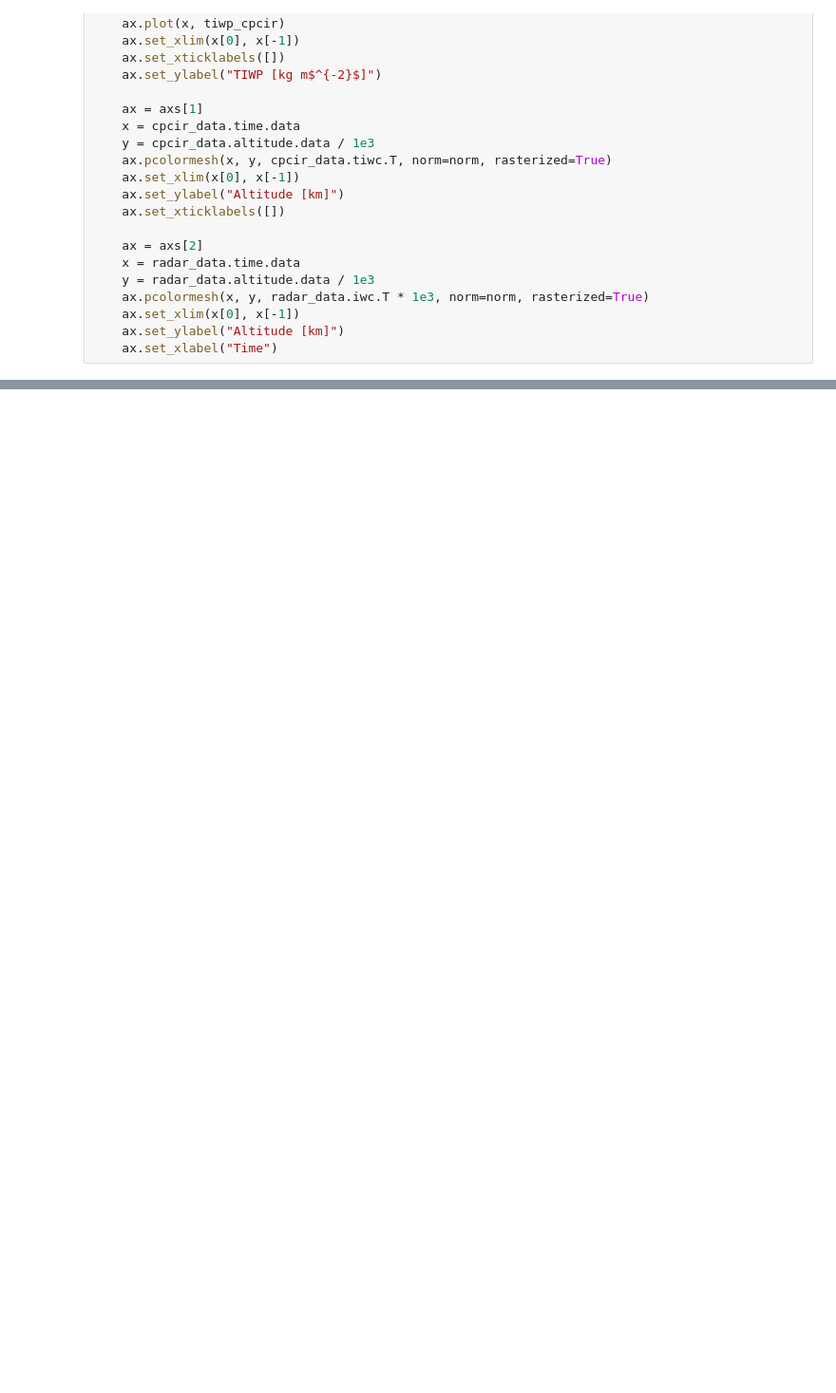
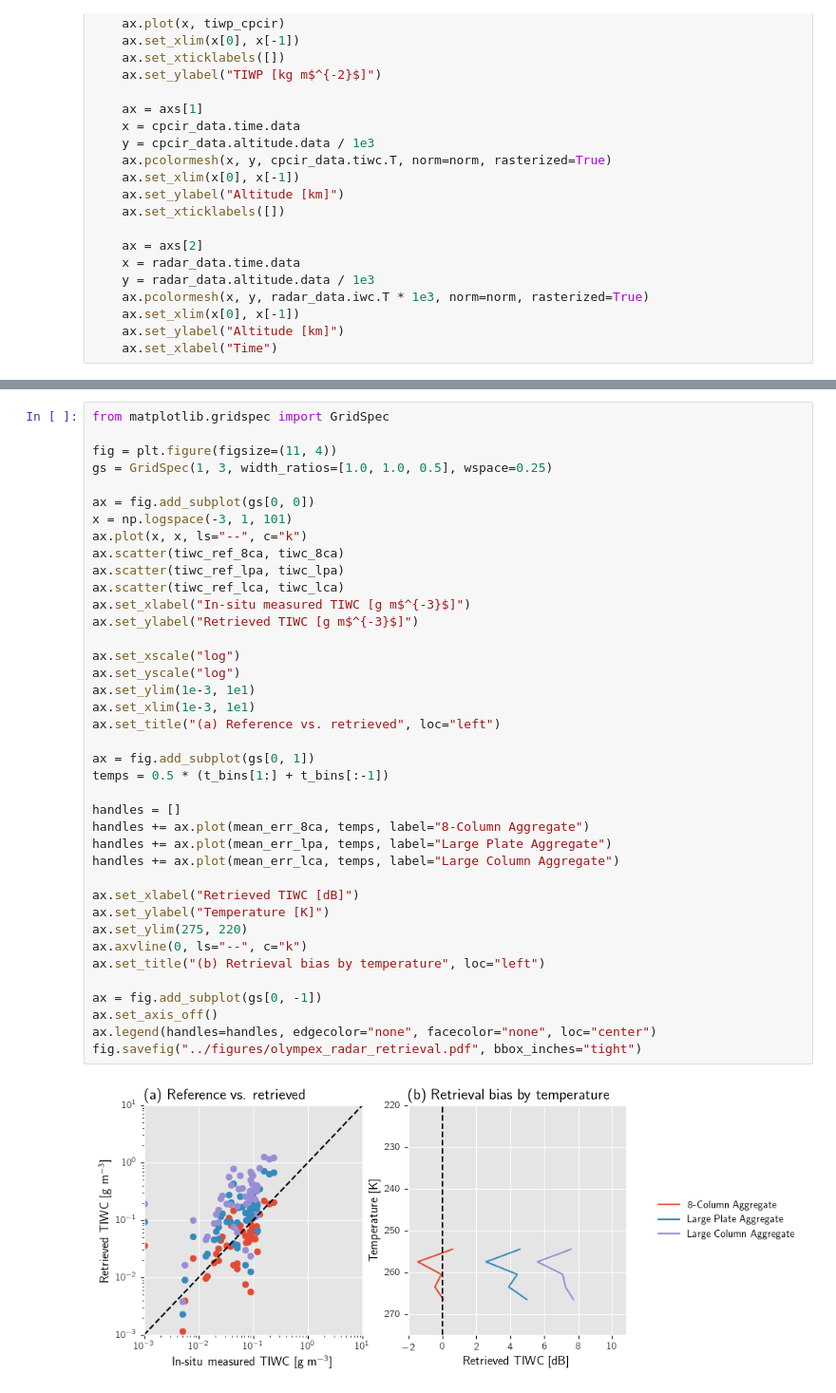
Before and after one commit to SEE-GEO/ccic, a Jupyter notebook: notebooks/validation_olympex.ipynb, the cells around one changed output, grey strips where cells are left out. Shown at 95% size. Drawn from its saved outputs; the diff is of its cells as text; blank space fills up the shorter version.

```diff
--- a/notebooks/validation_olympex.ipynb
+++ b/notebooks/validation_olympex.ipynb
@@ -1266,0 +1162,41 @@ def plot_overview(radar_data, cpcir_data):
+# %%
+from matplotlib.gridspec import GridSpec
+
+fig = plt.figure(figsize=(11, 4))
+gs = GridSpec(1, 3, width_ratios=[1.0, 1.0, 0.5], wspace=0.25)
+
+ax = fig.add_subplot(gs[0, 0])
+x = np.logspace(-3, 1, 101)
+ax.plot(x, x, ls="--", c="k")
+ax.scatter(tiwc_ref_8ca, tiwc_8ca)
+ax.scatter(tiwc_ref_lpa, tiwc_lpa)
+ax.scatter(tiwc_ref_lca, tiwc_lca)
+ax.set_xlabel("In-situ measured TIWC [g m$^{-3}$]")
+ax.set_ylabel("Retrieved TIWC [g m$^{-3}$]")
+
+ax.set_xscale("log")
+ax.set_yscale("log")
+ax.set_ylim(1e-3, 1e1)
+ax.set_xlim(1e-3, 1e1)
+ax.set_title("(a) Reference vs. retrieved", loc="left")
+
+ax = fig.add_subplot(gs[0, 1])
+temps = 0.5 * (t_bins[1:] + t_bins[:-1])
+
+handles = []
+handles += ax.plot(mean_err_8ca, temps, label="8-Column Aggregate")
+handles += ax.plot(mean_err_lpa, temps, label="Large Plate Aggregate")
+handles += ax.plot(mean_err_lca, temps, label="Large Column Aggregate")
+
+ax.set_xlabel("Retrieved TIWC [dB]")
+ax.set_ylabel("Temperature [K]")
+ax.set_ylim(275, 220)
+ax.axvline(0, ls="--", c="k")
+ax.set_title("(b) Retrieval bias by temperature", loc="left")
+
+ax = fig.add_subplot(gs[0, -1])
+ax.set_axis_off()
+ax.legend(handles=handles, edgecolor="none", facecolor="none", loc="center")
+fig.savefig("../figures/olympex_radar_retrieval.pdf", bbox_inches="tight")
+# %% [output]
+[figure, added]
```
Also changed, not shown: parts of 28 cells of this notebook.
